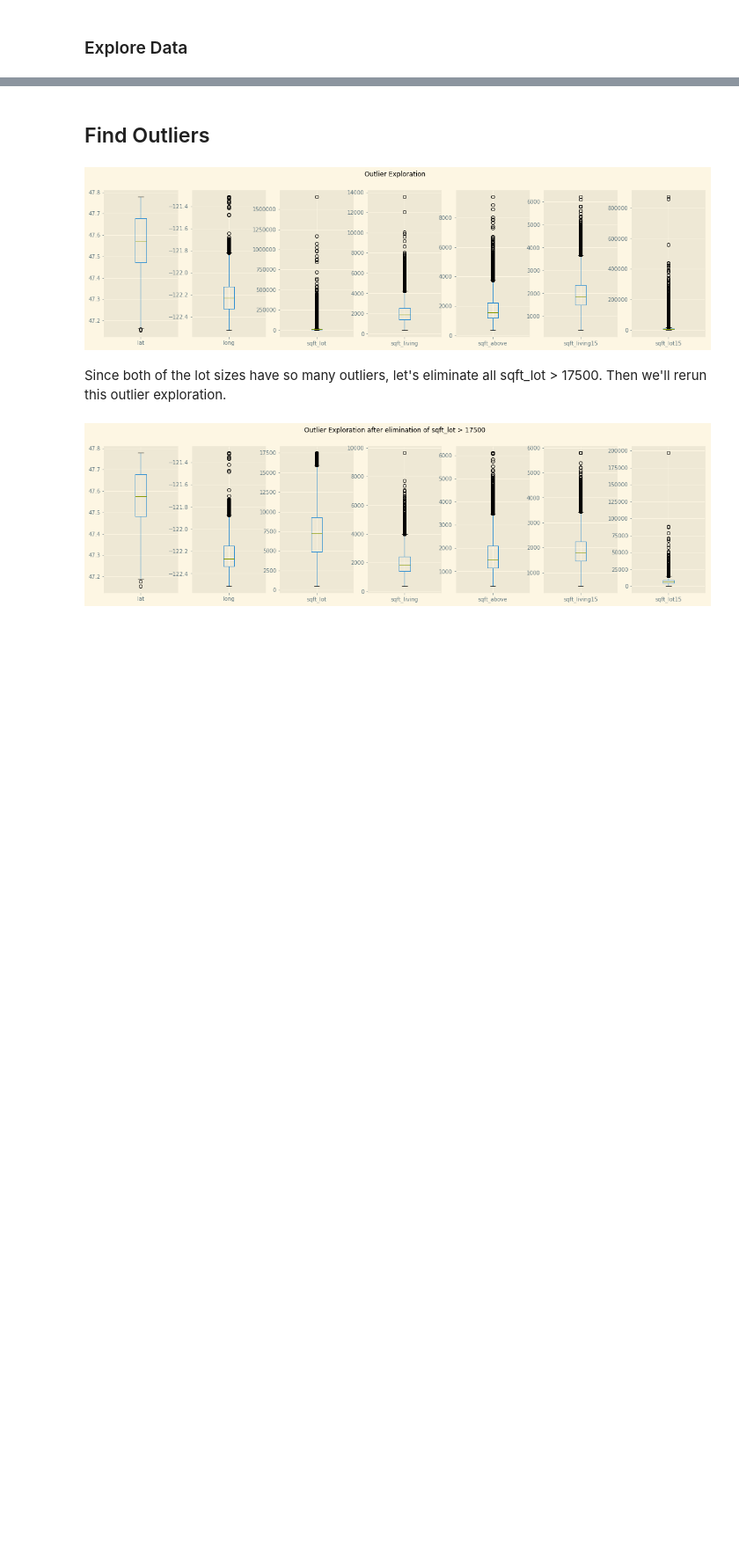
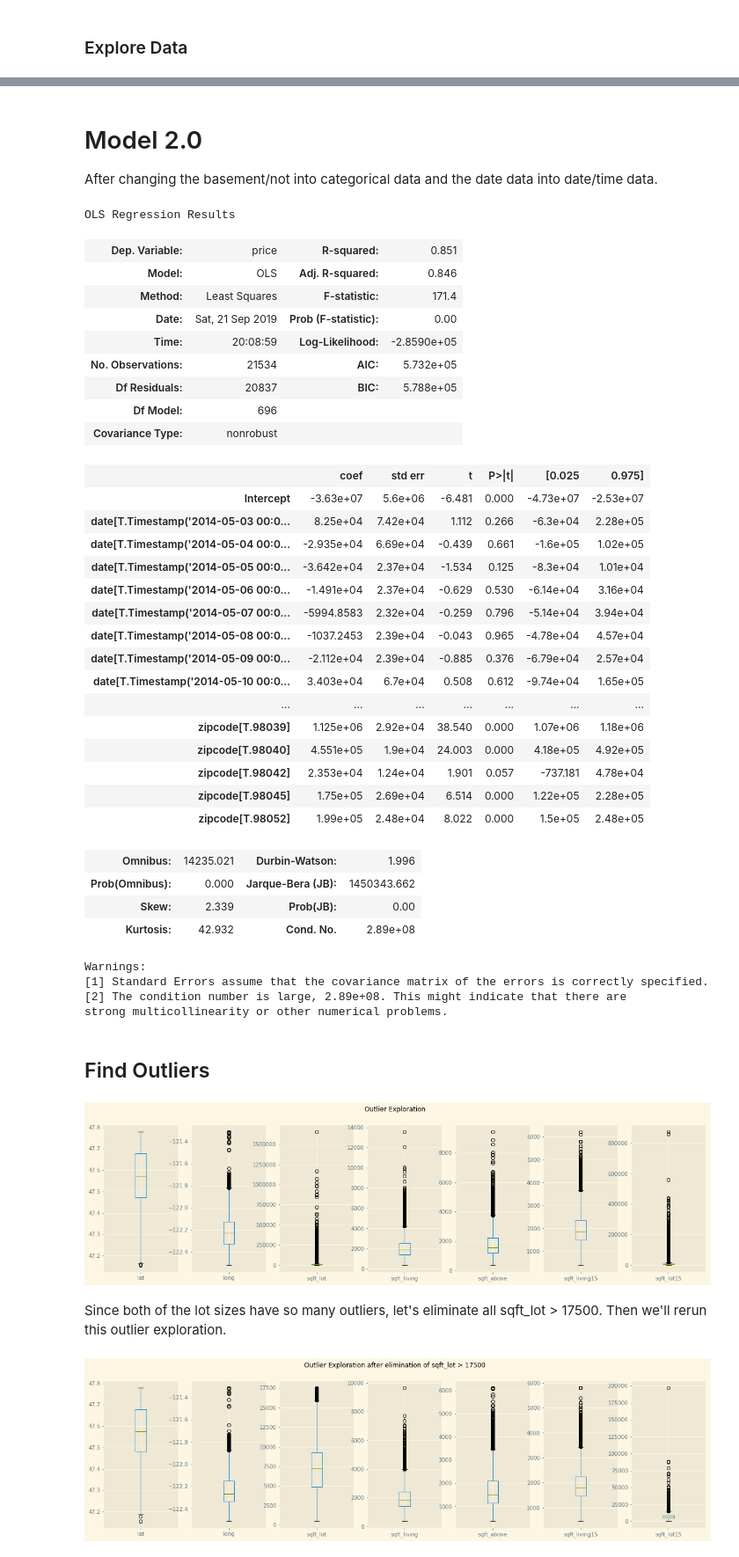
Before and after one commit to eannefawcett/dsc-v2-mod1-final-project-online-ds-pt-081219, a Jupyter notebook: Beth Fawcett King County Sellers World.ipynb, the cells around one changed output, grey strips where cells are left out. Shown at 88% size. Drawn from its saved outputs; the diff is of its cells as text; code cells hidden in the pictures; blank space fills up the shorter version.

```diff
--- a/Beth Fawcett King County Sellers World.ipynb
+++ b/Beth Fawcett King County Sellers World.ipynb
@@ -683,8 +793,8 @@ dtype: object
 # %% [markdown]
 Since the mode, is 0, I'll replace the ? with zeros in the sqft_basement data. I couldn't find the mean without transforming the data. Will check on later when trying to optimize the model, if basement data is included.
 # %%
-continuous.loc[continuous['sqft_basement'] == '?', 'sqft_basement'] = 0
-continuous.sqft_basement.value_counts()
+continuous_mod1.loc[continuous_mod1['sqft_basement'] == '?', 'sqft_basement'] = 0
+continuous_mod1.sqft_basement.value_counts()
 # %% [output]
 0.0       12798
 0           452
@@ -706,8 +816,8 @@ Name: sqft_basement, Length: 302, dtype: int64
 # %% [markdown]
 Since the zeros haven't combined yet, I'll need to ensure that this column of data is set to an interger value.
 # %%
-continuous.sqft_basement = continuous.sqft_basement.astype(float)
-continuous.sqft_basement.value_counts()
+continuous_mod1.sqft_basement = continuous_mod1.sqft_basement.astype(float)
+continuous_mod1.sqft_basement.value_counts()
 # %% [output]
 0.0       13250
 600.0       216
@@ -731,17 +841,17 @@ Since the sqft_basement data type is pretty evenly divided between 0 and not zer
 # %%
 # change sqft_basement over into a categorical type
-continuous.loc[continuous['sqft_basement'] != 0, 'sqft_basement'] = 1
-# continuous.sqft_basement.value_counts()
-basement = continuous['sqft_basement'].astype(str)
+continuous_mod1.loc[continuous_mod1['sqft_basement'] != 0, 'sqft_basement'] = 1
+# continuous_mod1.sqft_basement.value_counts()
+basement = continuous_mod1['sqft_basement'].astype(str)
 # print(len(basement))
-# print(len(categorical))
+# print(len(categorical_mod1))
 
 # add basement to categorical data
-categorical = pd.concat([categorical, basement], axis=1)
-categorical['sqft_basement'] = categorical['sqft_basement'].astype('category')
+categorical_mod1 = pd.concat([categorical_mod1, basement], axis=1)
+categorical_mod1['sqft_basement'] = categorical_mod1['sqft_basement'].astype('category')
 # categorical.head()
 # categorical.info()
 
 # remove sqft_basement from continuous data
-continuous = continuous.drop(labels='sqft_basement', axis=1)
+continuous_mod1 = continuous_mod1.drop(labels='sqft_basement', axis=1)
 # continuous.head()
@@ -771,5 +857,0 @@ For the date, the slashes make the data a string, hence object. We'll need to ch
-# %%
-# date to datatype todate
-pd.to_datetime(continuous.date).head()
-continuous.date = pd.to_datetime(continuous.date)
-continuous.info()
@@ -839,6 +920,51 @@ kc_housing.describe()
 | 50% | 47.571900 | -122.230000 | 7.617000e+03 | 1910.000000 | 1560.000000 | 1840.000000 | 7620.000000 | 4.500000e+05 |
 | 75% | 47.678100 | -122.125000 | 1.068775e+04 | 2550.000000 | 2210.000000 | 2360.000000 | 10083.000000 | 6.450000e+05 |
 | max | 47.777600 | -121.315000 | 1.651359e+06 | 13540.000000 | 9410.000000 | 6210.000000 | 871200.000000 | 7.700000e+06 |
+# %% [markdown]
+# Model 2.0
+After changing the basement/not into categorical data and the date data into date/time data.
+# %%
+outcome = 'price'
+predictors = kc_housing.drop('price', axis=1)
+pred_sum = "+".join(predictors.columns)
+formula = outcome + "~" + pred_sum
+model = ols(formula= formula, data=kc_housing).fit()
+model.summary()
+# %% [output]
+OLS Regression Results
+| Dep. Variable: | price | R-squared: | 0.851 |
+| Model: | OLS | Adj. R-squared: | 0.846 |
+| Method: | Least Squares | F-statistic: | 171.4 |
+| Date: | Sat, 21 Sep 2019 | Prob (F-statistic): | 0.00 |
+| Time: | 20:08:59 | Log-Likelihood: | -2.8590e+05 |
+| No. Observations: | 21534 | AIC: | 5.732e+05 |
+| Df Residuals: | 20837 | BIC: | 5.788e+05 |
+| Df Model: | 696 |  |  |
+| Covariance Type: | nonrobust |  |  |
+|  | coef | std err | t | P>|t| | [0.025 | 0.975] |
+| Intercept | -3.63e+07 | 5.6e+06 | -6.481 | 0.000 | -4.73e+07 | -2.53e+07 |
+| date[T.Timestamp('2014-05-03 00:0... | 8.25e+04 | 7.42e+04 | 1.112 | 0.266 | -6.3e+04 | 2.28e+05 |
+| date[T.Timestamp('2014-05-04 00:0... | -2.935e+04 | 6.69e+04 | -0.439 | 0.661 | -1.6e+05 | 1.02e+05 |
+| date[T.Timestamp('2014-05-05 00:0... | -3.642e+04 | 2.37e+04 | -1.534 | 0.125 | -8.3e+04 | 1.01e+04 |
+| date[T.Timestamp('2014-05-06 00:0... | -1.491e+04 | 2.37e+04 | -0.629 | 0.530 | -6.14e+04 | 3.16e+04 |
+| date[T.Timestamp('2014-05-07 00:0... | -5994.8583 | 2.32e+04 | -0.259 | 0.796 | -5.14e+04 | 3.94e+04 |
+| date[T.Timestamp('2014-05-08 00:0... | -1037.2453 | 2.39e+04 | -0.043 | 0.965 | -4.78e+04 | 4.57e+04 |
+| date[T.Timestamp('2014-05-09 00:0... | -2.112e+04 | 2.39e+04 | -0.885 | 0.376 | -6.79e+04 | 2.57e+04 |
+| date[T.Timestamp('2014-05-10 00:0... | 3.403e+04 | 6.7e+04 | 0.508 | 0.612 | -9.74e+04 | 1.65e+05 |
+| ... | ... | ... | ... | ... | ... | ... |
+| zipcode[T.98039] | 1.125e+06 | 2.92e+04 | 38.540 | 0.000 | 1.07e+06 | 1.18e+06 |
+| zipcode[T.98040] | 4.551e+05 | 1.9e+04 | 24.003 | 0.000 | 4.18e+05 | 4.92e+05 |
+| zipcode[T.98042] | 2.353e+04 | 1.24e+04 | 1.901 | 0.057 | -737.181 | 4.78e+04 |
+| zipcode[T.98045] | 1.75e+05 | 2.69e+04 | 6.514 | 0.000 | 1.22e+05 | 2.28e+05 |
+| zipcode[T.98052] | 1.99e+05 | 2.48e+04 | 8.022 | 0.000 | 1.5e+05 | 2.48e+05 |
+| Omnibus: | 14235.021 | Durbin-Watson: | 1.996 |
+| Prob(Omnibus): | 0.000 | Jarque-Bera (JB): | 1450343.662 |
+| Skew: | 2.339 | Prob(JB): | 0.00 |
+| Kurtosis: | 42.932 | Cond. No. | 2.89e+08 |
+Warnings:
+[1] Standard Errors assume that the covariance matrix of the errors is correctly specified.
+[2] The condition number is large, 2.89e+08. This might indicate that there are
+strong multicollinearity or other numerical problems.
 # %%
 # histograms
 # normality assumptions (linear, normal, heterskedacity)
```
Also changed, not shown: parts of 24 cells of this notebook.
